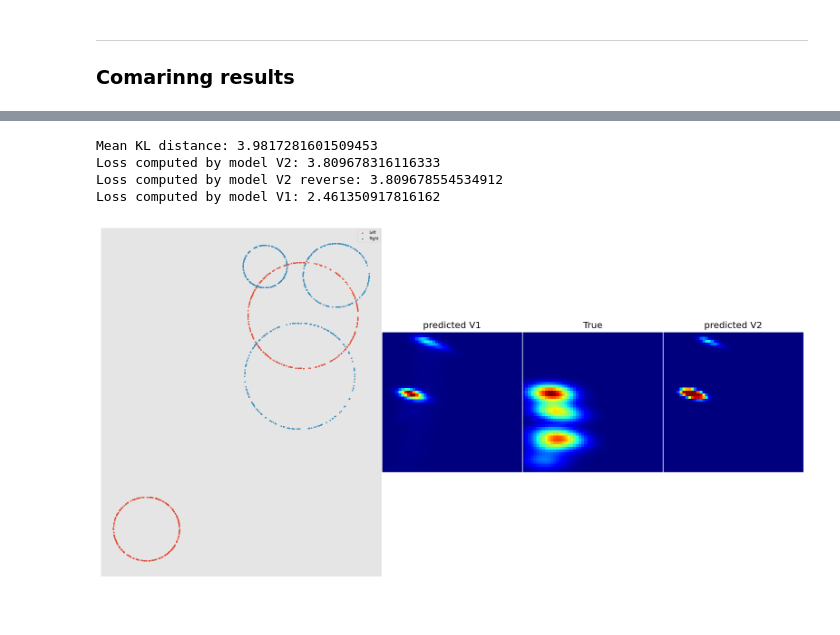
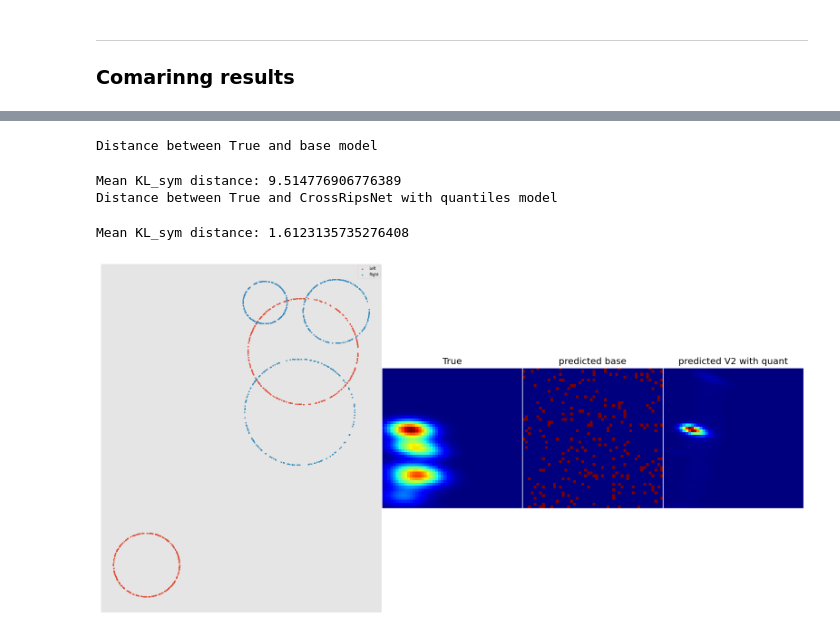
Before and after one commit to Verdangeta/TDA_experiments, a Jupyter notebook: Cross_RipsNet.ipynb, the cells around one changed output, grey strips where cells are left out. Drawn from its saved outputs; the diff is of its cells as text; code cells hidden in the pictures.

```diff
--- a/Cross_RipsNet.ipynb
+++ b/Cross_RipsNet.ipynb
@@ -459,5 +469,5 @@ for i in range(3):
 # %%
-distances = measure_dist(clean_PI_prediction, clean_PI_test, method = "sym_KL")
+distances = measure_dist(clean_PI_prediction, clean_PI_test, method = "KL_sym")
 plt.hist(distances)
 plt.title("Distribution of sym KL divergence between true PI and predicted around test dataset")
 plt.show()
@@ -483,7 +509,7 @@ dropout_rate = 0.2
 optim = tf.keras.optimizers.Adamax(learning_rate=1e-4)
 inputs_1 = tf.keras.Input(shape=(None,2), dtype ="float32", ragged=True)
 inputs_2 = tf.keras.Input(shape=(None,2), dtype ="float32", ragged=True)
-inputs_dist = tf.keras.Input(shape=(N_points, 30), dtype ="float32", ragged=False)
+inputs_dist = tf.keras.Input(shape=(N_points, 60), dtype ="float32", ragged=False)
 
 x = DenseRagged(units=30, use_bias=True, activation='relu')(inputs_1)
 x = DenseRagged(units=20, use_bias=True, activation='relu')(x)
@@ -575,7 +600,7 @@ print("Distance maatrix calculationn took --- %s seconds ---" % (time.time() - s
 # %%
 from sklearn.decomposition import PCA
 
-n_features = 30
+n_features = 60
 # %%
 start_time = time.time()
 
@@ -594,9 +623,9 @@ print("Distance matrix reducted by MAX for --- %s seconds ---" % (time.time() -
 # %%
 start_time = time.time()
 
-percentiles = np.linspace(0, 100, 30)
+percentiles = np.linspace(0, 100, n_features)
 
-pdist_train_reducted_quant = np.percentile(pdist_train, percentiles, axis=1, method = "closest_observation")
-pdist_test_reducted_quant = pdist_test[np.argsort(pdist_test, percentiles, axis = 1,  method = "closest_observation")
+pdist_train_reducted_quant = np.percentile(pdist_train, percentiles, axis=-1, method = "closest_observation").transpose((1,2,0))
+pdist_test_reducted_quant = np.percentile(pdist_test, percentiles, axis=-1,  method = "closest_observation").transpose((1,2,0))
 
 print("Distance matrix reducted by Quantile for --- %s seconds ---" % (time.time() - start_time))
@@ -764,46 +835,49 @@ Mean KL distance: 4.483214738250863
 # %%
 i_1 = 500
+# i_1 = 0
 fig = plt.figure(figsize=(20, 10))
 gs = gridspec.GridSpec(1, 4, width_ratios=[2,1,1,1], wspace=0.0, hspace=0.0)
 
 
 ax = plt.subplot(gs[0])
 ax.scatter(tf_data_test[i_1,:N_points,0], tf_data_test[i_1,:N_points,1], s=3,label = "Left")
 ax.scatter(tf_data_test[i_1,N_points:,0], tf_data_test[i_1,N_points:,1], s=3,label = "Right")
 plt.xticks([])
 plt.yticks([])
 plt.legend(fontsize = "xx-small")
 
 ax = plt.subplot(gs[1])
-ax.imshow(np.flip(np.reshape(clean_PI_prediction[i_1], [50,50]), 0), cmap='jet')
-plt.xticks([])
-plt.yticks([])
-plt.title("predicted V1")
-
-ax = plt.subplot(gs[2])
 ax.imshow(np.flip(np.reshape(clean_PI_test[i_1], [50,50]), 0), cmap='jet')
 plt.xticks([])
 plt.yticks([])
 plt.title("True")
 
-ax = plt.subplot(gs[3])
-ax.imshow(np.flip(np.reshape(clean_PI_prediction_second_type[i_1], [50,50]), 0), cmap='jet')
+ax = plt.subplot(gs[2])
+ax.imshow(np.flip(np.reshape(clean_PI_prediction[i_1], [50,50]), 0), cmap='jet')
 plt.xticks([])
 plt.yticks([])
-plt.title("predicted V2")
+plt.title("predicted base")
 
-P = tf.convert_to_tensor([np.flip(np.reshape(clean_PI_test[i_1], [50,50]), 0).flatten()])
-Q = tf.convert_to_tensor([np.flip(np.reshape(clean_PI_prediction_second_type[i_1], [50,50]), 0).flatten()])
-R = tf.convert_to_tensor([np.flip(np.reshape(clean_PI_prediction[i_1], [50,50]), 0).flatten()])
 
-measure_dist(Q, P, method="sym_KL")
+ax = plt.subplot(gs[3])
+ax.imshow(np.flip(np.reshape(clean_PI_prediction_second_type_quant[i_1], [50,50]), 0), cmap='jet')
+plt.xticks([])
+plt.yticks([])
+plt.title("predicted V2 with quant")
 
-print(f"Loss computed by model V2: {model_PI_second_type.compiled_loss([P],[Q])}")
-print(f"Loss computed by model V2 reverse: {model_PI_second_type.compiled_loss([Q],[P])}")
-print(f"Loss computed by model V1: {model_PI_second_type.compiled_loss([P],[R])}")
+P = tf.convert_to_tensor([np.flip(np.reshape(clean_PI_test[i_1], [50,50]), 0).flatten()]) # TRUE
+Q = tf.convert_to_tensor([np.flip(np.reshape(clean_PI_prediction_second_type_quant[i_1], [50,50]), 0).flatten()])
+R = tf.convert_to_tensor([np.flip(np.reshape(clean_PI_prediction[i_1], [50,50]), 0).flatten()]) # Base
+
+
+print("Distance between True and base model")
+_ = measure_dist(P, R, method="KL_sym")
+
+print("Distance between True and CrossRipsNet with quantiles model")
+_ = measure_dist(P, Q, method="KL_sym")
 # %% [output]
-Mean KL distance: 3.9817281601509453
-Loss computed by model V2: 3.809678316116333
-Loss computed by model V2 reverse: 3.809678554534912
-Loss computed by model V1: 2.461350917816162
+Distance between True and base model
+Mean KL_sym distance: 9.514776906776389
+Distance between True and CrossRipsNet with quantiles model
+Mean KL_sym distance: 1.6123135735276408
-[figure, old version]
+[figure, new version]
```
Also changed, not shown: parts of 27 cells of this notebook, 3 other files.
